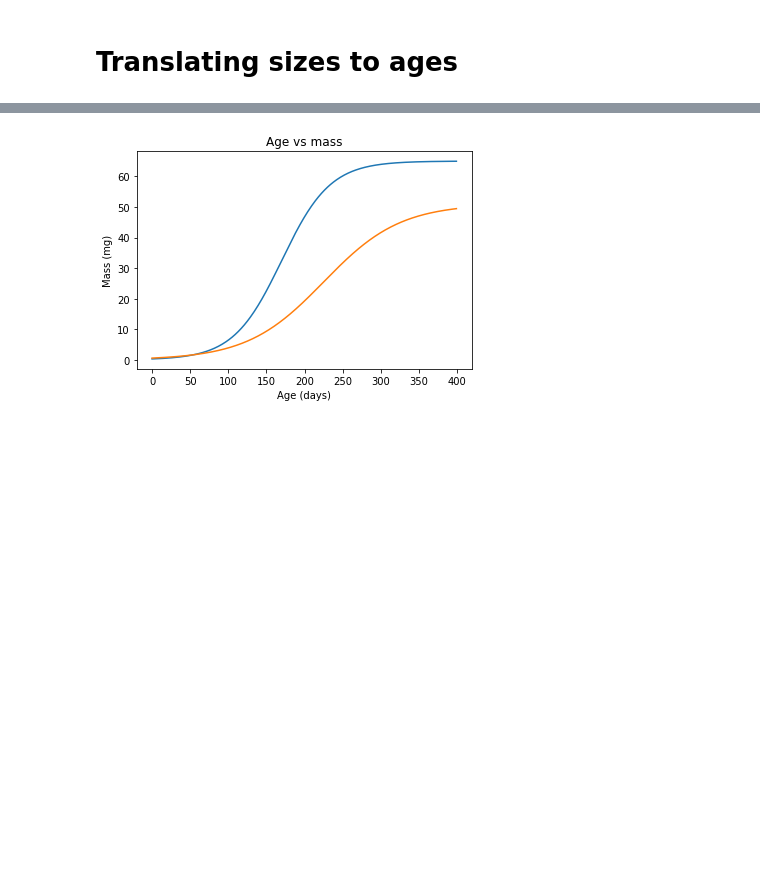
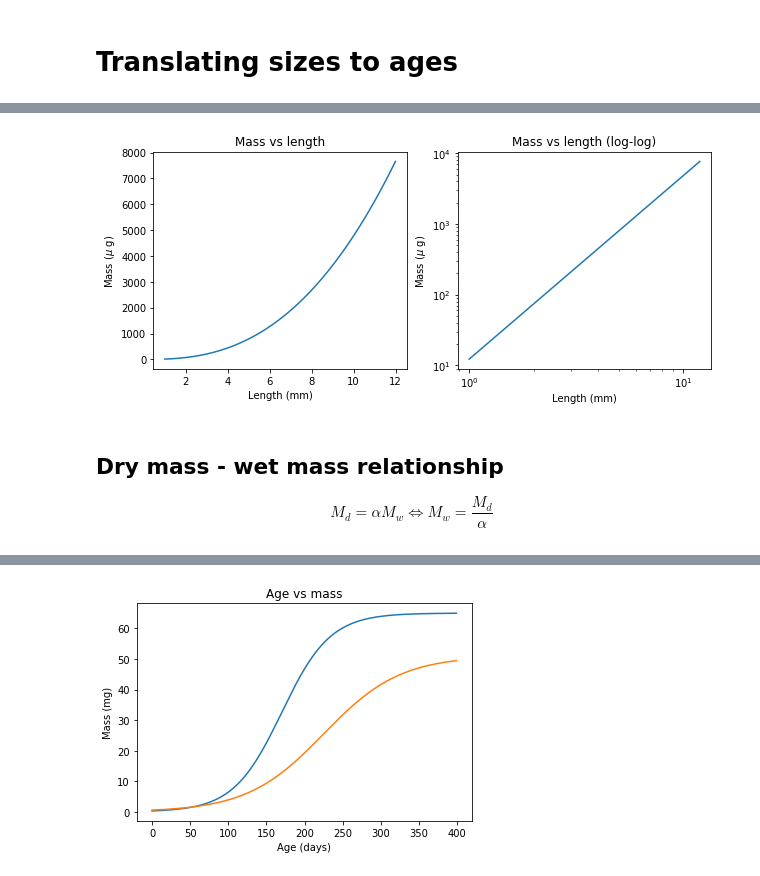
Before and after one commit to PabRod/sizes, a Jupyter notebook: Sizes.ipynb, the cells around one changed output, grey strips where cells are left out. Saved outputs shown, nothing was run; the diff lists cells and outputs as text; code cells hidden in the pictures; blank space fills up the shorter version.

```diff
--- a/Sizes.ipynb
+++ b/Sizes.ipynb
@@ -5,0 +20,26 @@ import matplotlib.pyplot as plt
+# %%
+ls = np.arange(1, 12, 0.01)
+ms = mass(ls)
+
+fig, ax = plt.subplots(1, 2)
+fig.set_figwidth(10)
+
+ax[0].plot(ls, ms);
+ax[0].set_title('Mass vs length')
+ax[0].set_xlabel('Length (mm)');
+ax[0].set_ylabel(r'Mass ($\mu$ g)');
+
+ax[1].plot(ls, ms)
+ax[1].set_title('Mass vs length (log-log)')
+ax[1].set_xscale('log')
+ax[1].set_yscale('log')
+ax[1].set_xlabel('Length (mm)');
+ax[1].set_ylabel(r'Mass ($\mu$ g)');
+# %% [output]
+[figure, added]
+# %% [markdown]
+## Dry mass - wet mass relationship
+
+$$
+M_d = \alpha M_w \iff M_w = \frac{M_d}{\alpha}
+$$
```
Also changed, not shown: parts of 8 cells of this notebook.
